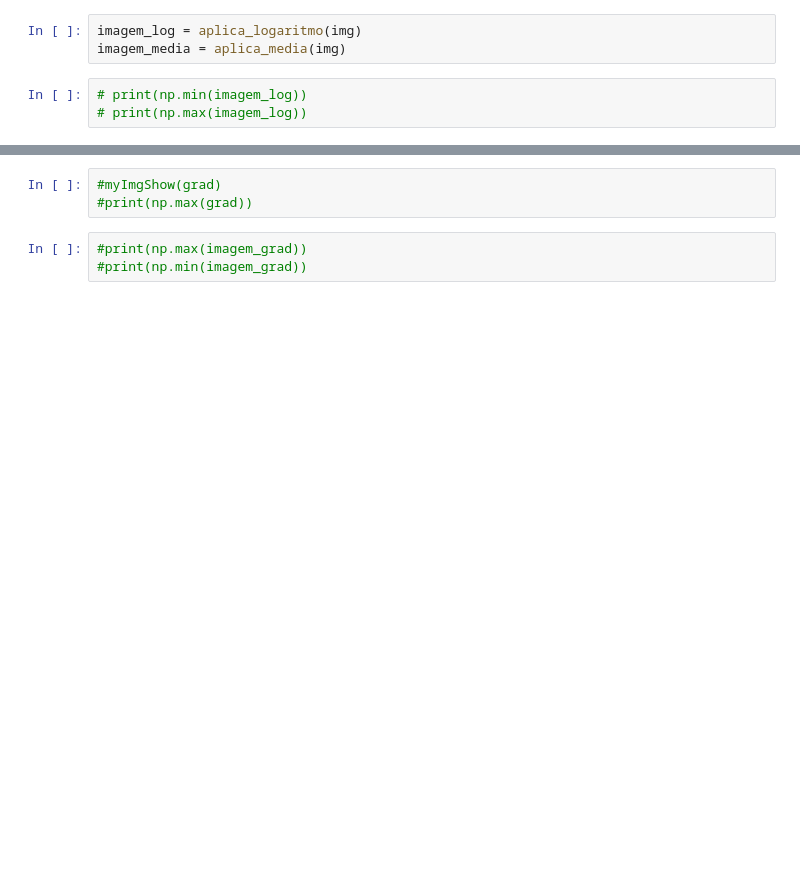
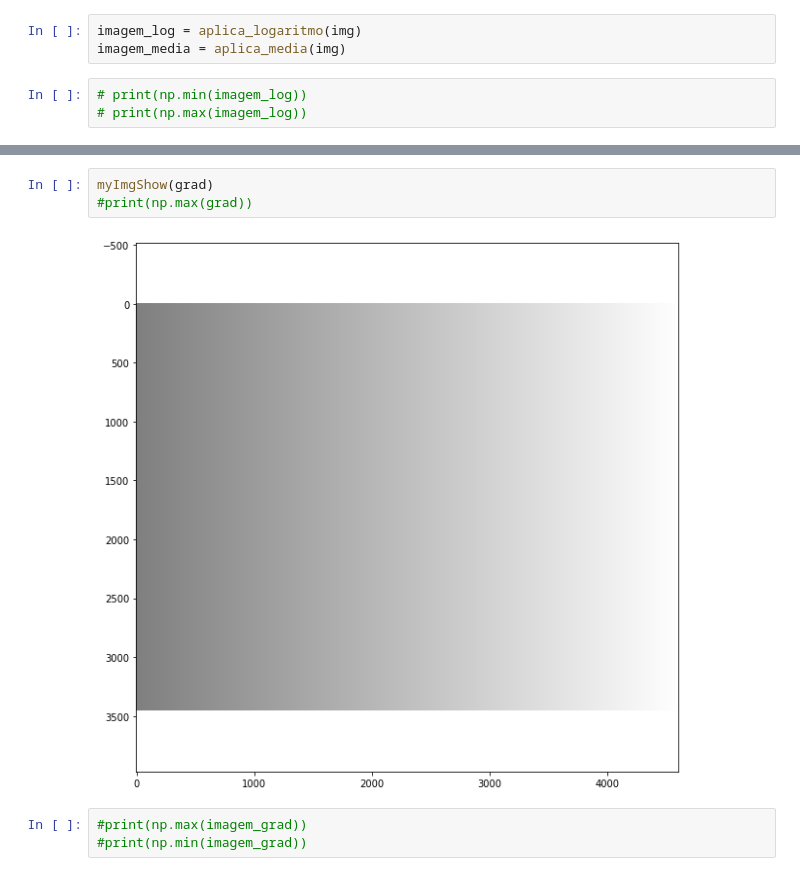
Before and after one commit to migostro/laboratorio-de-visao, a Jupyter notebook: DataAugmentation.ipynb, the cells around one changed output, grey strips where cells are left out. Cells and saved outputs as stored; diff of their text form; blank space fills up the shorter version.

```diff
--- a/DataAugmentation.ipynb
+++ b/DataAugmentation.ipynb
@@ -248,6 +250,8 @@ myImgShow(imagem_media)
 # %%
-#myImgShow(grad)
+myImgShow(grad)
 #print(np.max(grad))
+# %% [output]
+[figure, added]
 # %%
 #print(np.max(imagem_grad))
 #print(np.min(imagem_grad))
```
Also changed, not shown: parts of 8 cells of this notebook.
